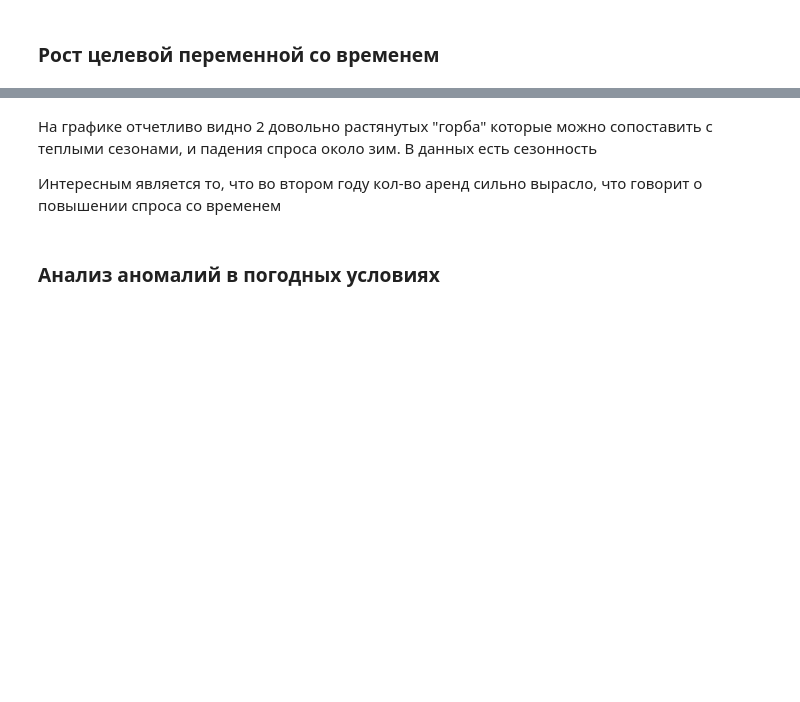
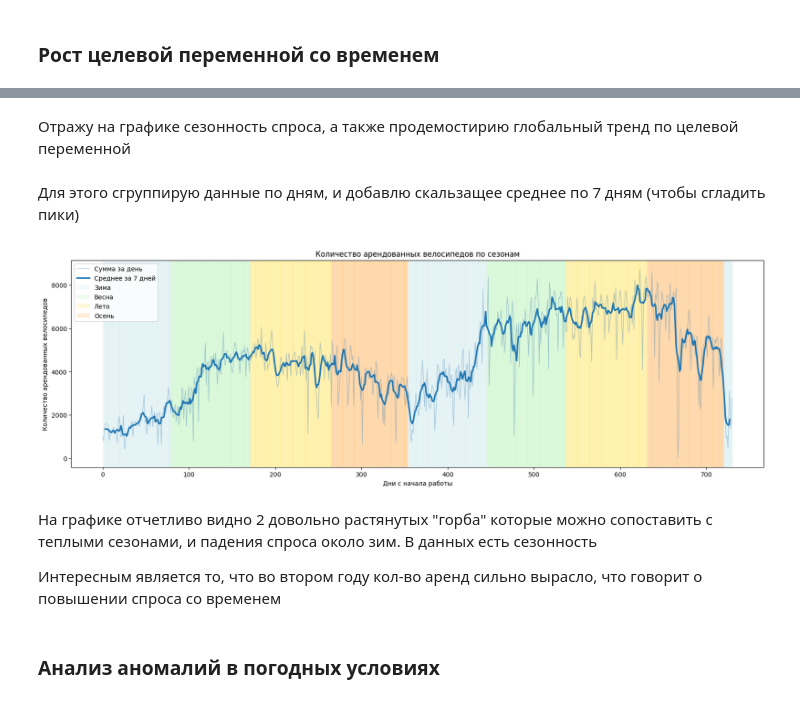
Before and after one commit to Kanogame/bikeshare, a Jupyter notebook: notebooks/01_eda.ipynb, the cells around one changed output, grey strips where cells are left out. Drawn from its saved outputs; the diff is of its cells as text; code cells hidden in the pictures; blank space fills up the shorter version.

```diff
--- a/notebooks/01_eda.ipynb
+++ b/notebooks/01_eda.ipynb
@@ -284,3 +246,68 @@ plt.show()
+# %% [markdown]
+Отражу на графике сезонность спроса, а также продемостирию глобальный тренд по целевой переменной
+# %% [markdown]
+Для этого сгруппирую данные по дням, и добавлю скальзащее среднее по 7 дням (чтобы сгладить пики)
+# %%
+bikes_by_days = pd.DataFrame()
+bikes_by_days["cnt"] = raw_bikes["cnt"]
+bikes_by_days["season"] = raw_bikes["season"]
+bikes_by_days["days_since_launch"] = (
+    raw_bikes["dteday"] - raw_bikes["dteday"].min()
+).dt.days
+
+bikes_by_days = bikes_by_days.groupby("days_since_launch").agg(
+    {"cnt": "sum", "season": "first"}
+)
+
+bikes_by_days["rolling_mean_7"] = (
+    bikes_by_days["cnt"].rolling(window=7, center=True).mean()
+)
+# %%
+f, ax = plt.subplots(figsize=(20, 6))
+
+season_colors = {
+    1: ("#B0E0E6", "Зима"),
+    2: ("#90EE90", "Весна"),
+    3: ("#FFD700", "Лето"),
+    4: ("#FF8C00", "Осень"),
+}
+
+for i in range(len(bikes_by_days) - 1):
+    season = bikes_by_days["season"].iloc[i]
+    color, season_name = season_colors[season]
+    x_start = bikes_by_days.index[i]
+    x_end = bikes_by_days.index[i + 1]
+    ax.axvspan(x_start, x_end, alpha=0.15, color=color)
+
+ax.plot(
+    bikes_by_days.index,
+    bikes_by_days["cnt"],
+    label="Сумма за день",
+    alpha=0.4,
+    linewidth=1,
+    color="steelblue",
+)
+
+ax.plot(
+    bikes_by_days.index,
+    bikes_by_days["rolling_mean_7"],
+    label="Среднее за 7 дней",
+    linewidth=2.5,
+)
+
+season_patches = [
+    Patch(facecolor=color, alpha=0.15, label=name)
+    for color, name in season_colors.values()
+]
+ax.legend(handles=ax.get_lines() + season_patches, loc="best")
+
+ax.set_xlabel("Дни с начала работы")
+ax.set_ylabel("Количество арендованных велосипедов")
+ax.set_title("Количество арендованных велосипедов по сезонам")
+
+plt.show()
+# %% [output]
+[figure, added]
 # %% [markdown]
 На графике отчетливо видно 2 довольно растянутых "горба" которые можно сопоставить с теплыми сезонами, и падения спроса около зим. В данных есть сезонность
 
```
Also changed, not shown: parts of 28 cells of this notebook, 7 other files.
